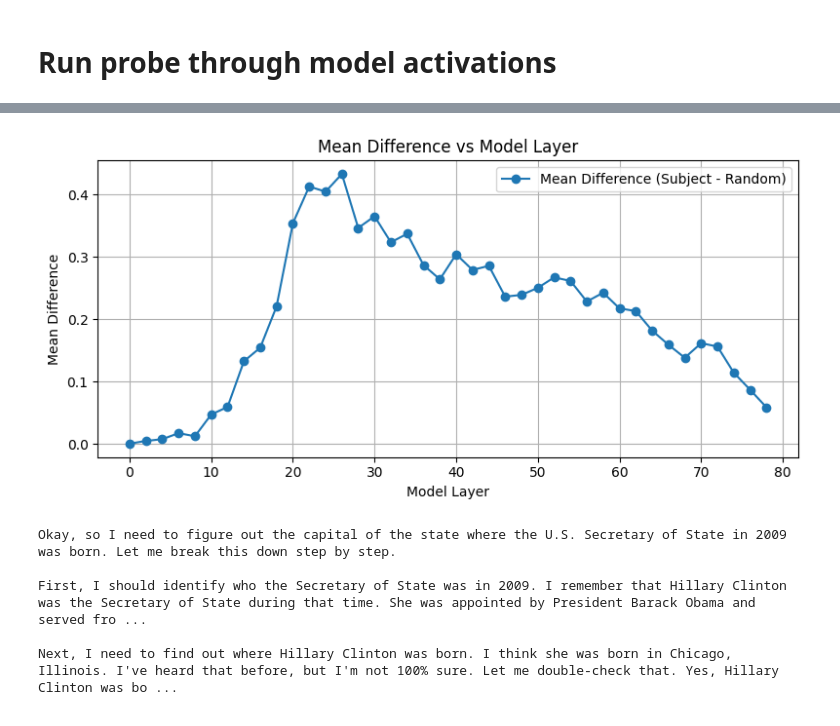
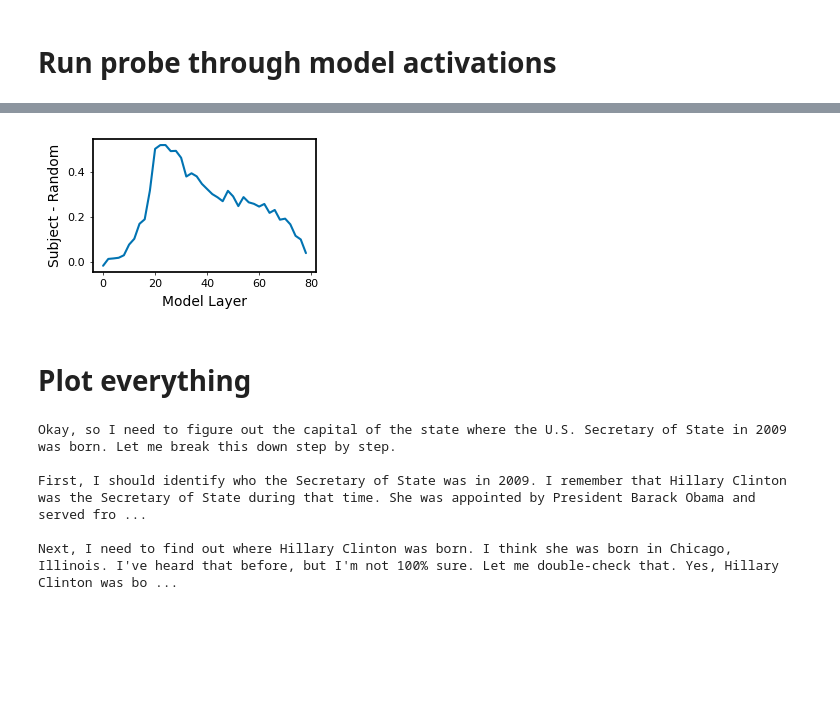
Before and after one commit to chingf/encoded_reasoning, a Jupyter notebook: 07_probing_summary_stats.ipynb, the cells around one changed output, grey strips where cells are left out. Cells and saved outputs as stored; diff of their text form; code cells hidden in the pictures; blank space fills up the shorter version.

Commit message:
Update notebooks for cbai presentation figures

```diff
--- a/07_probing_summary_stats.ipynb
+++ b/07_probing_summary_stats.ipynb
@@ -18,2 +19,3 @@ from utils_activations import rot13_alpha, LlamaActivationExtractor
 # %%
 path = '/workspace/data/axolotl-outputs/llama_deepseek_2epochs/merged'
+prompt_path = './prompts/three_hop_prompts.csv'
@@ -332,0 +346,21 @@ pd_df = pd.DataFrame(df)
+# %%
+formatted_person = person.lower().replace(" ", "_")
+layers_to_plot = [0, 20, 40, 60]
+for layer in layers_to_plot:
+    fig, ax = plt.subplots(figsize=(5,1.5))
+    layer_df = pd_df[pd_df['layer']==layer]
+    for alignment in ["Subject Aligned", "Random Aligned"]:
+        alignment_df = layer_df[layer_df['alignment'] == alignment]
+        filtered_df = alignment_df.groupby('offset').filter(lambda x: len(x) > 1)
+        filtered_df = filtered_df[(filtered_df['offset'] >= -100) & (filtered_df['offset'] <= 100)]
+        filtered_df['smoothed_correlation'] = filtered_df['correlation'].rolling(window=5, center=True).mean()
+        sns.lineplot(
+            x="offset", y="smoothed_correlation", linewidth=1.5,
+            ax=ax, data=filtered_df, label=alignment, legend=False)
+    plt.ylabel('Cos Sim.', fontsize=10)
+    plt.xlabel("Token Offset", fontsize=10)
+    plt.yticks(fontsize=8)
+    plt.xticks(fontsize=8)
+    plt.tight_layout()
+    plt.savefig(f'figures/2b_P{idx}_L{layer}.png', transparent=True, dpi=300)
+    plt.show()
@@ -333,35 +372,40 @@ pd_df = pd.DataFrame(df)
 # %%
 # Calculate the difference between mean values at offset 0 for each layer
 layer_differences = []
 layers = np.sort(np.unique(pd_df['layer']))
 
 for layer in layers:
     layer_df = pd_df[pd_df['layer'] == layer]
 
     # Filter "Subject Aligned" and "Random Aligned" data at offset 0
     subject_aligned_df = layer_df[(layer_df['alignment'] == "Subject Aligned") & (layer_df['offset'] == 0)]
     random_aligned_df = layer_df[(layer_df['alignment'] == "Random Aligned") & (layer_df['offset'] == 0)]
 
     # Calculate mean values
     subject_mean = subject_aligned_df['correlation'].mean()
     random_mean = random_aligned_df['correlation'].mean()
 
     # Calculate difference and store it
     difference = subject_mean - random_mean
     layer_differences.append(difference)
 
 # Plot the difference vs model layer
-plt.figure(figsize=(8, 4))
-plt.plot(layers, layer_differences, marker='o', label="Mean Difference (Subject - Random)")
-plt.title("Mean Difference vs Model Layer", fontsize=12)
+plt.figure(figsize=(3,2))
+plt.plot(
+    layers, layer_differences,
+    linewidth=1.5)
 plt.xlabel("Model Layer", fontsize=10)
-plt.ylabel("Mean Difference", fontsize=10)
-plt.grid(True)
-plt.legend()
+plt.ylabel("Subject - Random", fontsize=10)
+plt.xticks(fontsize=8)
+plt.yticks(fontsize=8)
 plt.tight_layout()
+plt.savefig('figures/2c.png', transparent=True, dpi=300)
+plt.savefig('pdfs/2c.pdf', transparent=True, dpi=300)
 plt.show()
 # %% [output]
-[figure, old version]
+[figure, new version]
+# %% [markdown]
+# Plot everything
 # %%
 formatted_person = person.lower().replace(" ", "_")
 with PdfPages(f"baseline_subtracted_probe_summary_{formatted_person}.pdf") as pdf:
```
Also changed, not shown: parts of 13 cells of this notebook, 4 other files.
